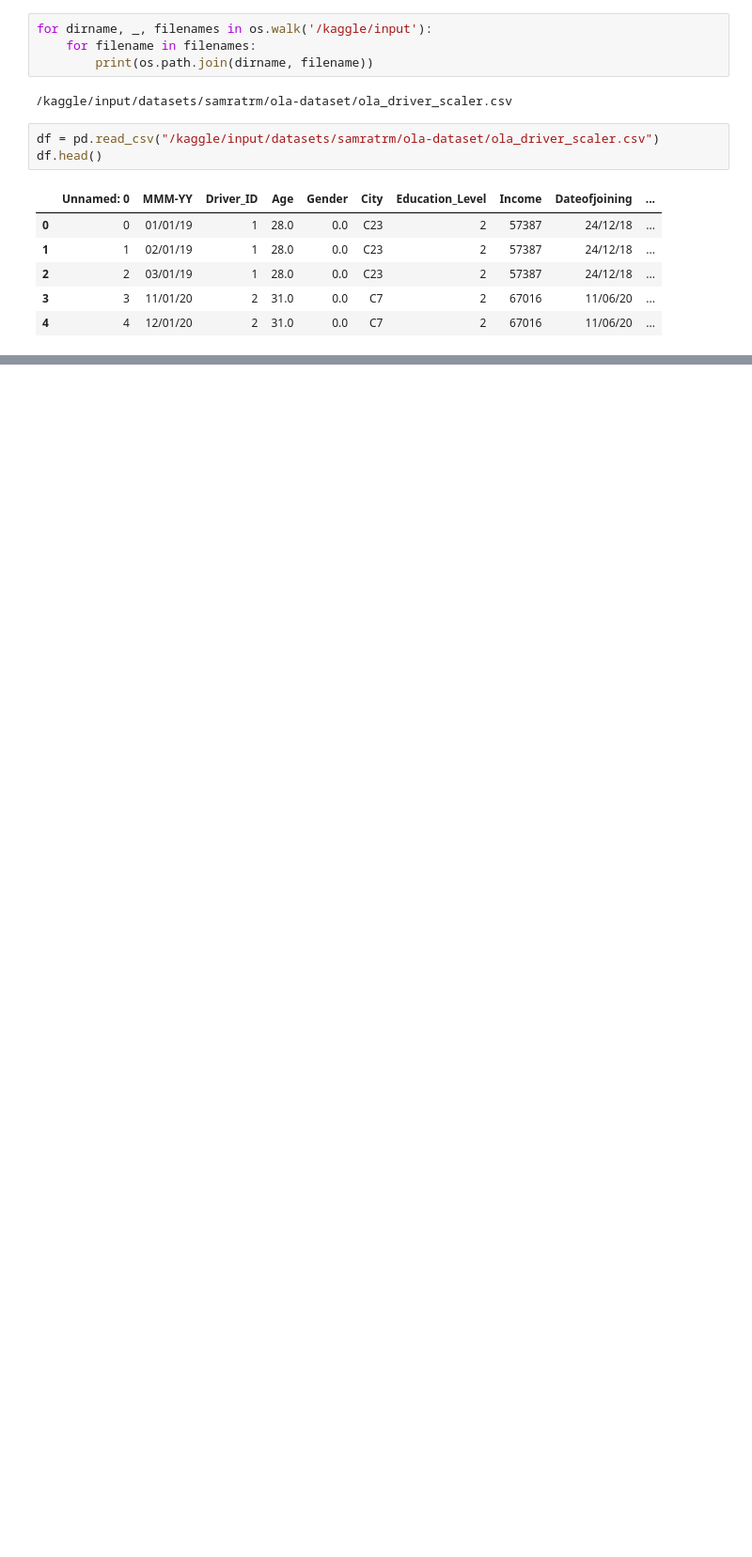
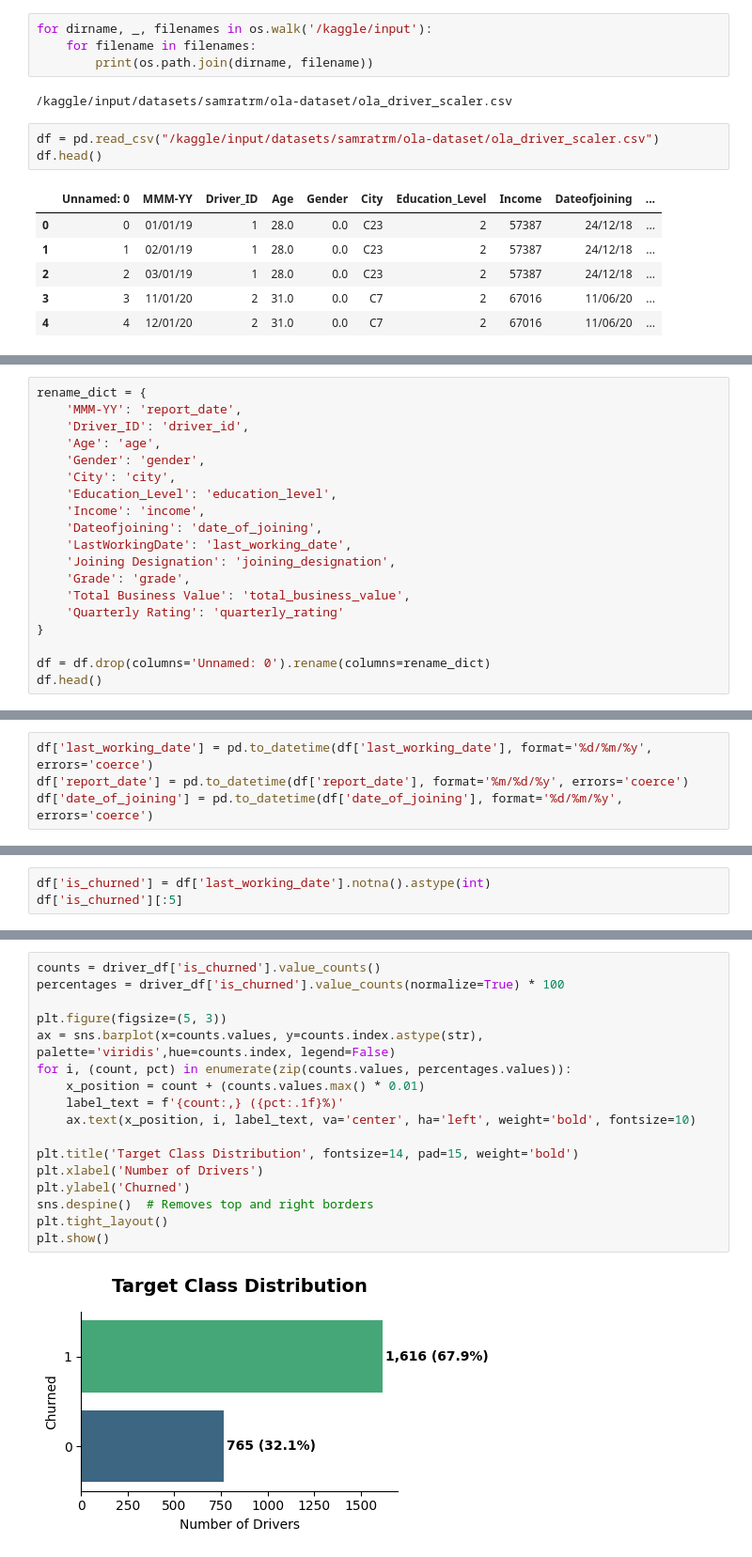
Before and after one commit to samrat-rm/Brain-Cache, a Jupyter notebook: Business_case_study/OLA_Drivers_Ensemble.ipynb, the cells around one changed output, grey strips where cells are left out. Shown at 94% size. Drawn from its saved outputs; the diff is of its cells as text; blank space fills up the shorter version.

Commit message:
Kaggle Notebook | Ola_Drivers_Ensemble | Version 1

```diff
--- a/Business_case_study/OLA_Drivers_Ensemble.ipynb
+++ b/Business_case_study/OLA_Drivers_Ensemble.ipynb
@@ -70,0 +100,19 @@ df.head()
+# %%
+rename_dict = {
+    'MMM-YY': 'report_date',
+    'Driver_ID': 'driver_id',
+    'Age': 'age',
+    'Gender': 'gender',
+    'City': 'city',
+    'Education_Level': 'education_level',
+    'Income': 'income',
+    'Dateofjoining': 'date_of_joining',
+    'LastWorkingDate': 'last_working_date',
+    'Joining Designation': 'joining_designation',
+    'Grade': 'grade',
+    'Total Business Value': 'total_business_value',
+    'Quarterly Rating': 'quarterly_rating'
+}
+
+df = df.drop(columns='Unnamed: 0').rename(columns=rename_dict)
+df.head()
@@ -70,0 +155,4 @@ df.head()
+# %%
+df['last_working_date'] = pd.to_datetime(df['last_working_date'], format='%d/%m/%y', errors='coerce')
+df['report_date'] = pd.to_datetime(df['report_date'], format='%m/%d/%y', errors='coerce')
+df['date_of_joining'] = pd.to_datetime(df['date_of_joining'], format='%d/%m/%y', errors='coerce')
@@ -70,0 +181,3 @@ df.head()
+# %%
+df['is_churned'] = df['last_working_date'].notna().astype(int)
+df['is_churned'][:5]
@@ -70,0 +389,19 @@ df.head()
+# %%
+counts = driver_df['is_churned'].value_counts()
+percentages = driver_df['is_churned'].value_counts(normalize=True) * 100
+
+plt.figure(figsize=(5, 3))
+ax = sns.barplot(x=counts.values, y=counts.index.astype(str), palette='viridis',hue=counts.index, legend=False)
+for i, (count, pct) in enumerate(zip(counts.values, percentages.values)):
+    x_position = count + (counts.values.max() * 0.01)
+    label_text = f'{count:,} ({pct:.1f}%)'
+    ax.text(x_position, i, label_text, va='center', ha='left', weight='bold', fontsize=10)
+
+plt.title('Target Class Distribution', fontsize=14, pad=15, weight='bold')
+plt.xlabel('Number of Drivers')
+plt.ylabel('Churned')
+sns.despine()  # Removes top and right borders
+plt.tight_layout()
+plt.show()
+# %% [output]
+[figure, added]
```
Also changed, not shown: parts of 65 cells of this notebook.
